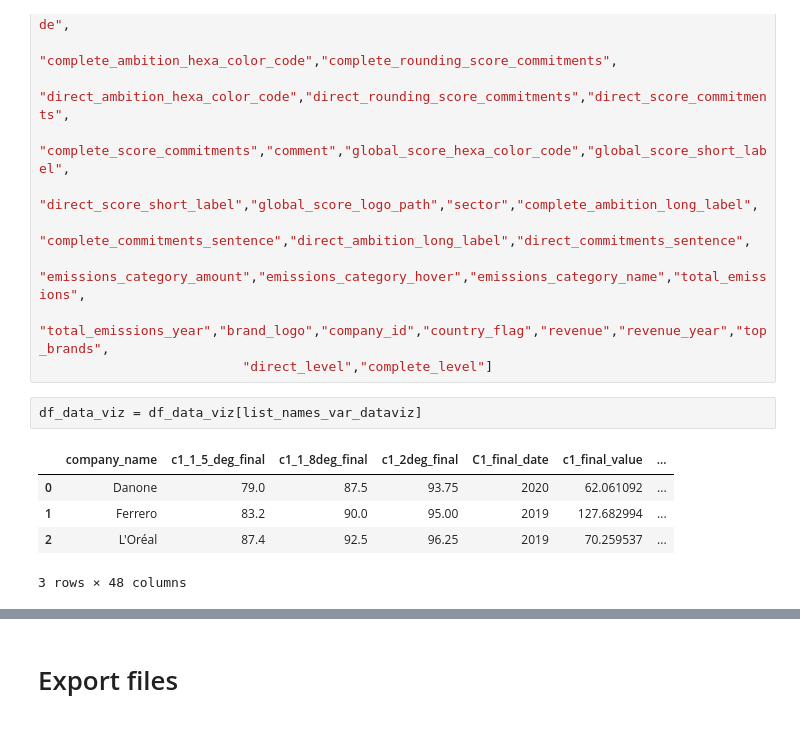
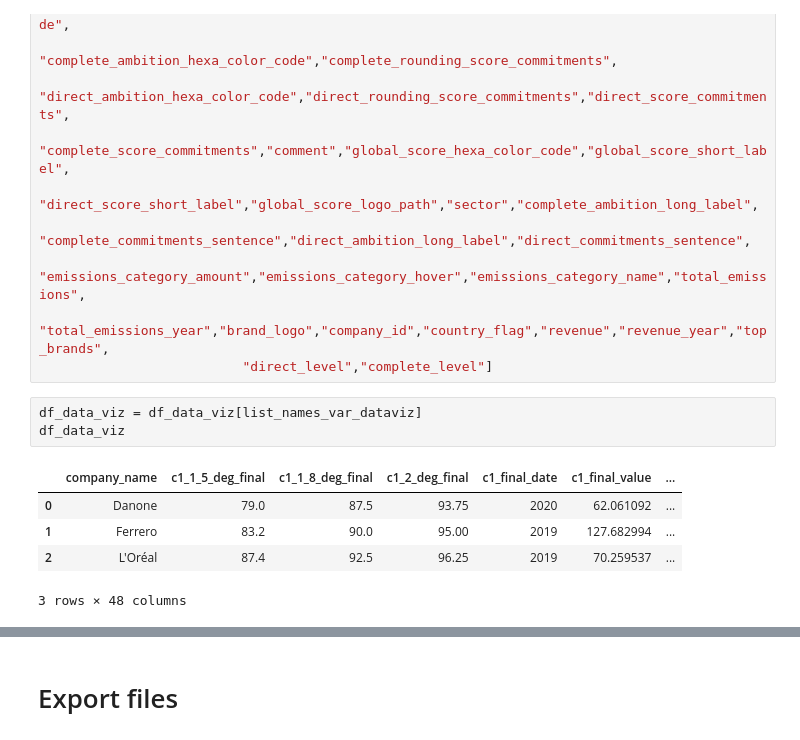
Before and after one commit to dataforgoodfr/batch10_notaclimat2, a Jupyter notebook: data_engineering/data_engineering_1.ipynb, the cells around one changed output, grey strips where cells are left out. Drawn from its saved outputs; the diff is of its cells as text.

```diff
--- a/data_engineering/data_engineering_1.ipynb
+++ b/data_engineering/data_engineering_1.ipynb
@@ -504,11 +504,12 @@ list_names_var_dataviz = ["company_name","c1_1_5_deg_final","c1_1_8_deg_final","
                           "emissions_category_amount","emissions_category_hover","emissions_category_name","total_emissions",
                           "total_emissions_year","brand_logo","company_id","country_flag","revenue","revenue_year","top_brands",
                           "direct_level","complete_level"]
-# %%
-df_data_viz = df_data_viz[list_names_var_dataviz]
-# %% [output]
-|  | company_name | c1_1_5_deg_final | c1_1_8deg_final | c1_2deg_final | C1_final_date | c1_final_value | ... |
-| 0 | Danone | 79.0 | 87.5 | 93.75 | 2020 | 62.061092 | ... |
-| 1 | Ferrero | 83.2 | 90.0 | 95.00 | 2019 | 127.682994 | ... |
-| 2 | L'Oréal | 87.4 | 92.5 | 96.25 | 2019 | 70.259537 | ... |
-3 rows × 48 columns
+# %%
+df_data_viz = df_data_viz[list_names_var_dataviz]
+df_data_viz
+# %% [output]
+|  | company_name | c1_1_5_deg_final | c1_1_8_deg_final | c1_2_deg_final | c1_final_date | c1_final_value | ... |
+| 0 | Danone | 79.0 | 87.5 | 93.75 | 2020 | 62.061092 | ... |
+| 1 | Ferrero | 83.2 | 90.0 | 95.00 | 2019 | 127.682994 | ... |
+| 2 | L'Oréal | 87.4 | 92.5 | 96.25 | 2019 | 70.259537 | ... |
+3 rows × 48 columns
```
Also changed, not shown: parts of 21 cells of this notebook, 1 other file.
